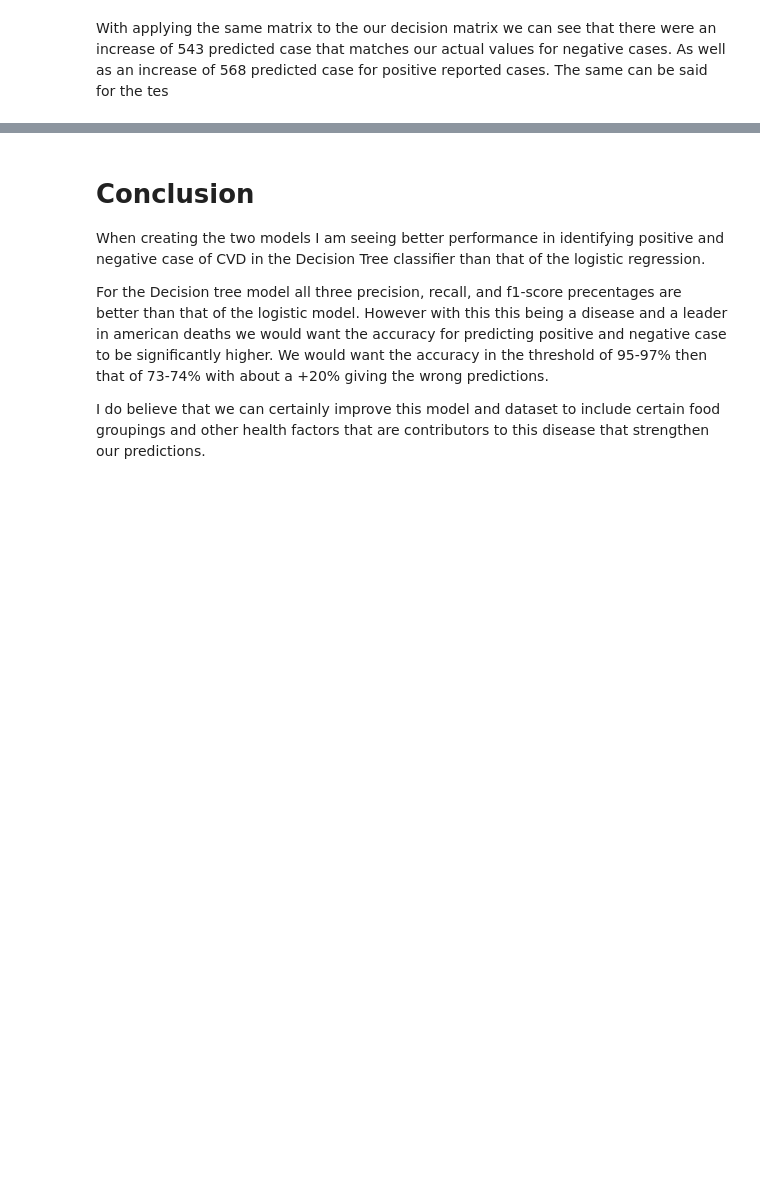
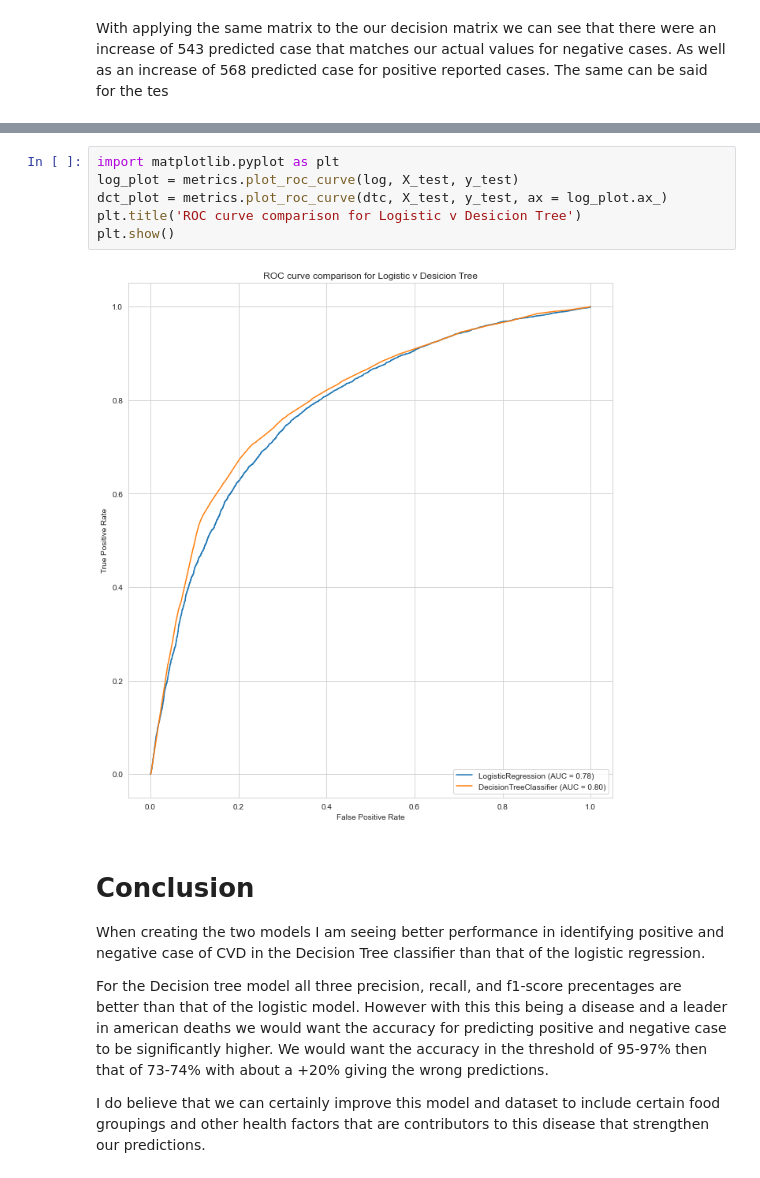
Before and after one commit to marcusw0602/DATA_602_Intro_DataAnalysis_and_Machine_Learning, a Jupyter notebook: Assignments&Projects/Logistic-Decision-Tree/Summary.ipynb, the cells around one changed output, grey strips where cells are left out. Drawn from its saved outputs; the diff is of its cells as text; blank space fills up the shorter version.

```diff
--- a/Assignments&Projects/Logistic-Decision-Tree/Summary.ipynb
+++ b/Assignments&Projects/Logistic-Decision-Tree/Summary.ipynb
@@ -376,3 +473,11 @@ weighted avg       0.74      0.73      0.73     20989
+# %%
+import matplotlib.pyplot as plt
+log_plot = metrics.plot_roc_curve(log, X_test, y_test)
+dct_plot = metrics.plot_roc_curve(dtc, X_test, y_test, ax = log_plot.ax_)
+plt.title('ROC curve comparison for Logistic v Desicion Tree')
+plt.show()
+# %% [output]
+[figure, added]
 # %% [markdown]
 # Conclusion
 When creating the two models I am seeing better performance in identifying positive and negative case of CVD in the Decision Tree classifier than that of the logistic regression.
```
Also changed, not shown: parts of 33 cells of this notebook, 1 other file.
